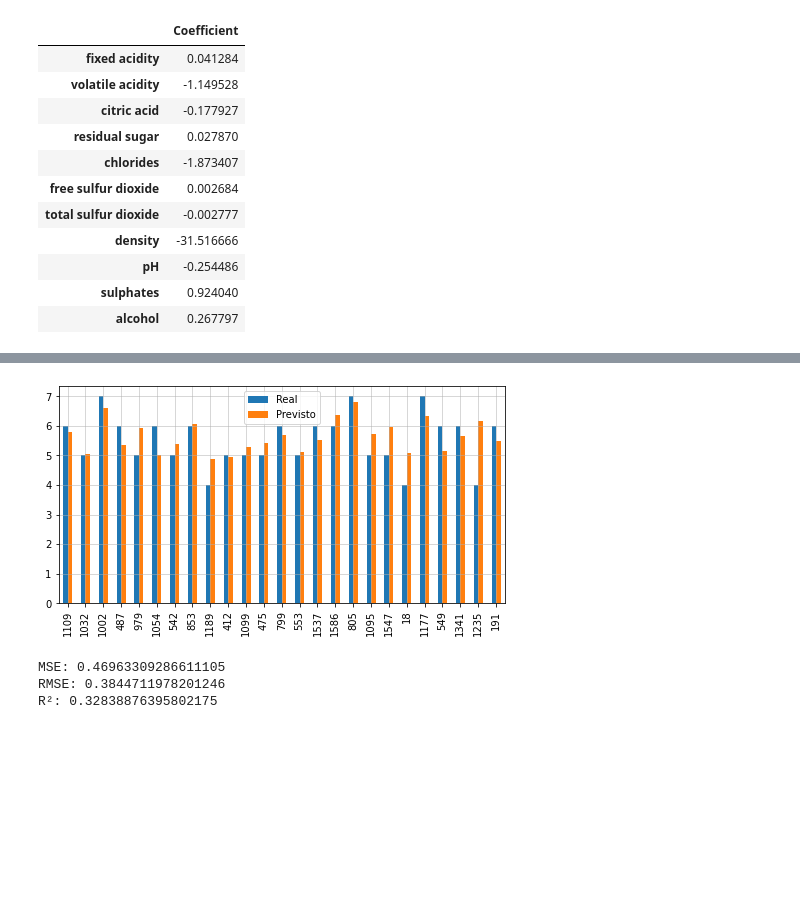
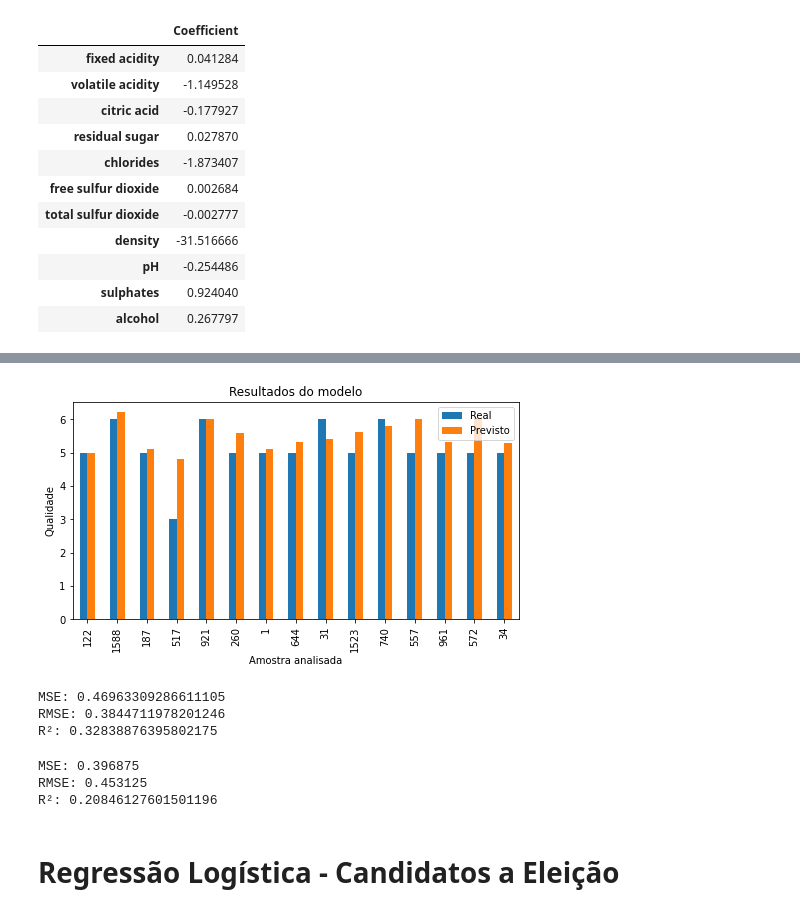
Before and after one commit to thiagolopes97/ITA, a Jupyter notebook: Aula2_RegLin_Log.ipynb, the cells around one changed output, grey strips where cells are left out. Saved outputs shown, nothing was run; the diff lists cells and outputs as text; code cells hidden in the pictures; blank space fills up the shorter version.

```diff
--- a/Aula2_RegLin_Log.ipynb
+++ b/Aula2_RegLin_Log.ipynb
@@ -356,10 +363,11 @@ df.sample(5)
-# %%
-df1.plot(kind='bar',figsize=(8,4))
-plt.grid(which='major', linestyle='-', linewidth='0.5')
-plt.grid(which='minor', linestyle=':', linewidth='0.5')
-plt.show()
-# %% [output]
-[figure, removed]
+# %%
+df_comp.sample(15).plot(kind='bar',figsize=(8,4))
+plt.title('Resultados do modelo')
+plt.xlabel('Amostra analisada')
+plt.ylabel('Qualidade')
+plt.show()
+# %% [output]
+[figure, added]
 # %%
 # Calcular as métricas do modelo
 
@@ -370,3 +378,16 @@ print("R²: {}".format(metrics.r2_score(y_test,y_pred)))
 MSE: 0.46963309286611105
 RMSE: 0.3844711978201246
 R²: 0.32838876395802175
+# %%
+# Calcular as métricas do modelo
+
+y_pred = y_pred.round()
+print("MSE: {}".format(metrics.mean_absolute_error(y_test,y_pred)))
+print("RMSE: {}".format(metrics.mean_squared_error(y_test,y_pred)))
+print("R²: {}".format(metrics.r2_score(y_test,y_pred)))
+# %% [output]
+MSE: 0.396875
+RMSE: 0.453125
+R²: 0.20846127601501196
+# %% [markdown]
+# Regressão Logística - Candidatos a Eleição
```
Also changed, not shown: parts of 26 cells of this notebook.
